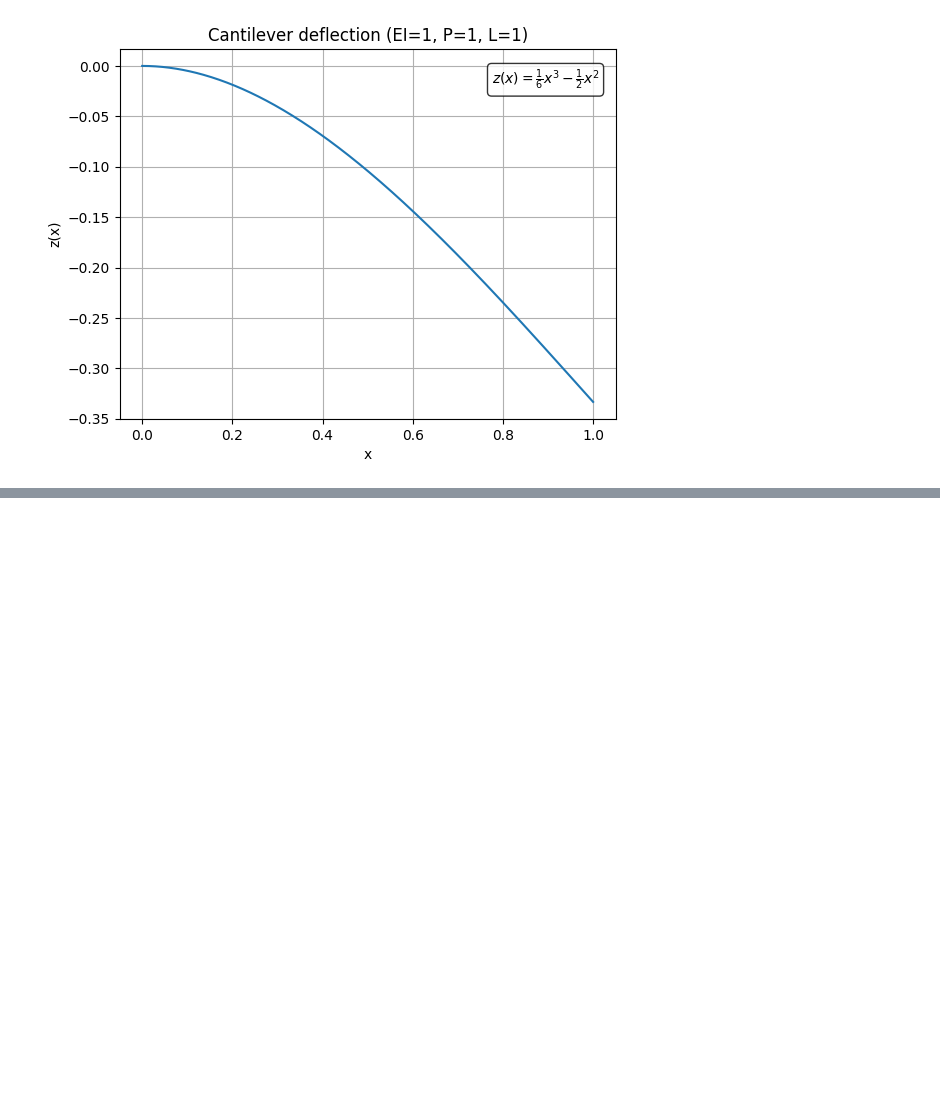
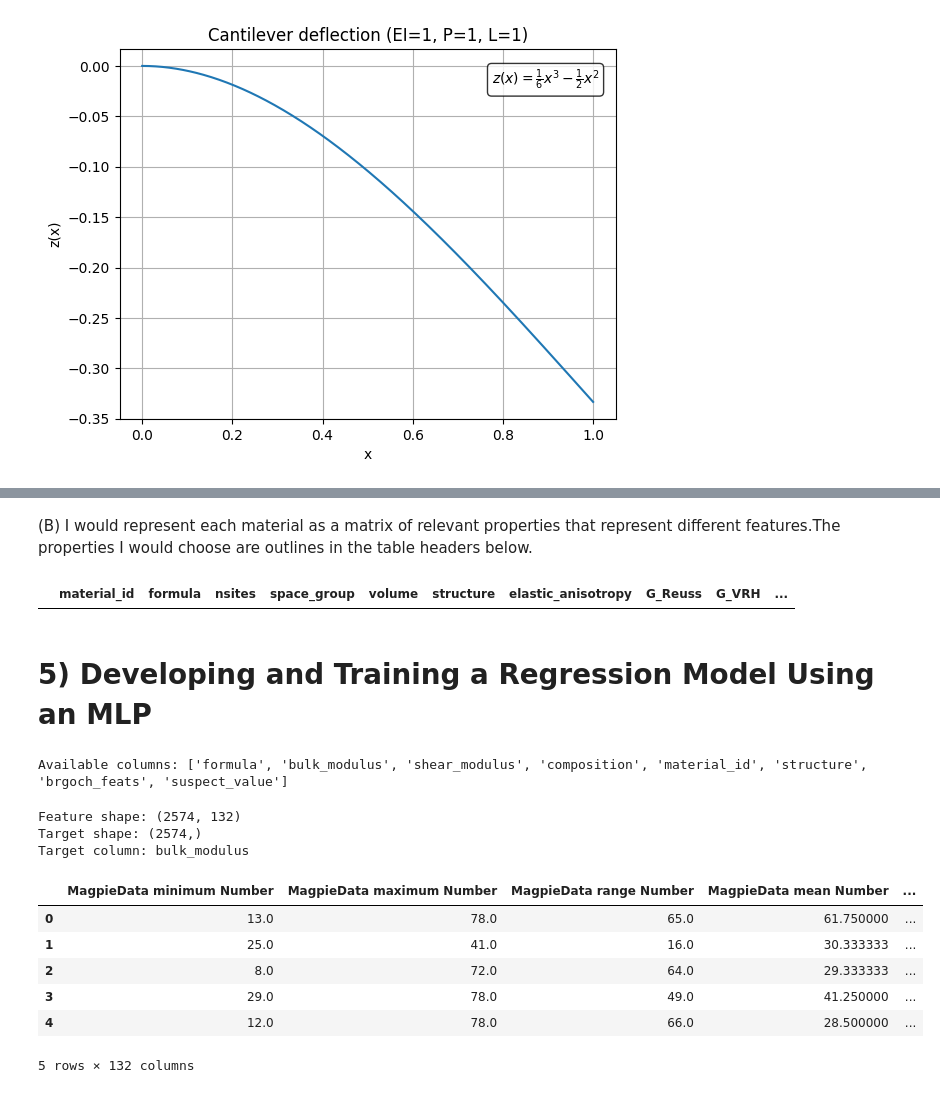
Before and after one commit to mpaverill/2.174, a Jupyter notebook: PS1/PS1.ipynb, the cells around one changed output, grey strips where cells are left out. Drawn from its saved outputs; the diff is of its cells as text; code cells hidden in the pictures; blank space fills up the shorter version.

```diff
--- a/PS1/PS1.ipynb
+++ b/PS1/PS1.ipynb
@@ -157,0 +164,62 @@ plt.show()
+# %% [markdown]
+(B)  I would represent each material as a matrix of relevant properties that represent different features.The properties I would choose are outlines in the table headers below.
+# %%
+import pandas as pd
+
+cols = [
+    "material_id", "formula", "nsites", "space_group", "volume", "structure",
+    "elastic_anisotropy", "G_Reuss", "G_VRH", "G_Voigt",
+    "K_Reuss", "K_VRH", "K_Voigt", "poisson_ratio",
+    "compliance_tensor", "elastic_tensor"
+]
+
+df_ml = pd.DataFrame(columns=cols)
+df_ml
+# %% [output]
+|  | material_id | formula | nsites | space_group | volume | structure | elastic_anisotropy | G_Reuss | G_VRH | ... |
+# %% [markdown]
+# 5) Developing and Training a Regression Model Using an MLP
+# %%
+# import dataset
+from matminer.datasets import load_dataset
+import pandas as pd
+
+# Load dataset
+df = load_dataset("brgoch_superhard_training")
+print("Available columns:", df.columns.tolist())
+# %% [output]
+Available columns: ['formula', 'bulk_modulus', 'shear_modulus', 'composition', 'material_id', 'structure', 'brgoch_feats', 'suspect_value']
+# %%
+from matminer.featurizers.conversions import StrToComposition
+from matminer.featurizers.composition import ElementProperty
+from matminer.datasets import load_dataset
+
+target_label = "bulk_modulus"
+
+raw_df = load_dataset("brgoch_superhard_training")
+raw_df = raw_df[["formula", target_label]].dropna().copy()
+
+df = StrToComposition().featurize_dataframe(raw_df, "formula")
+featurizer = ElementProperty.from_preset("magpie")
+df = featurizer.featurize_dataframe(df, "composition", ignore_errors=True)
+
+X = df.drop(columns=["formula", "composition", target_label])
+y = df[target_label]
+
+print("Feature shape:", X.shape)
+print("Target shape:", y.shape)
+print("Target column:", target_label)
+# %% [output]
+Feature shape: (2574, 132)
+Target shape: (2574,)
+Target column: bulk_modulus
+# %%
+X.head()
+# %% [output]
+|  | MagpieData minimum Number | MagpieData maximum Number | MagpieData range Number | MagpieData mean Number | ... |
+| 0 | 13.0 | 78.0 | 65.0 | 61.750000 | ... |
+| 1 | 25.0 | 41.0 | 16.0 | 30.333333 | ... |
+| 2 | 8.0 | 72.0 | 64.0 | 29.333333 | ... |
+| 3 | 29.0 | 78.0 | 49.0 | 41.250000 | ... |
+| 4 | 12.0 | 78.0 | 66.0 | 28.500000 | ... |
+5 rows × 132 columns
```
Also changed, not shown: parts of 14 cells of this notebook, 1 other file.
